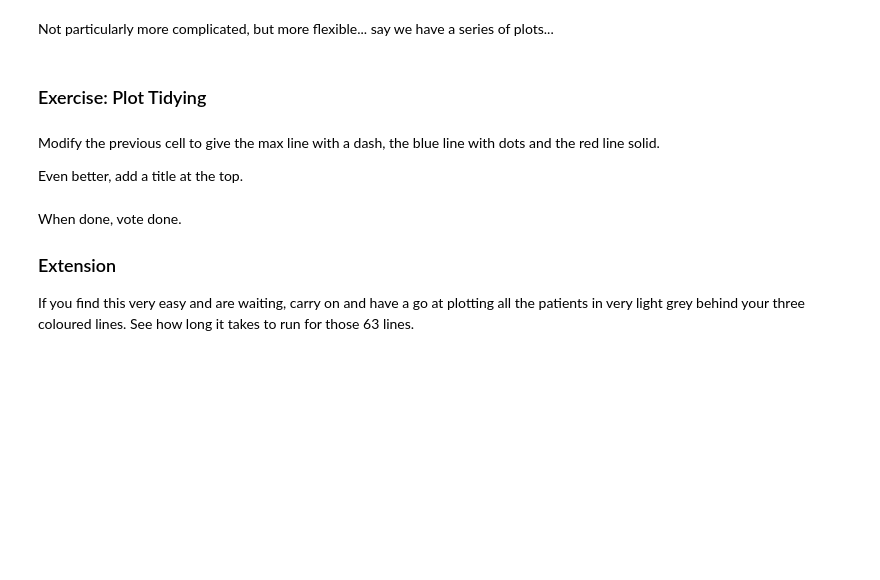
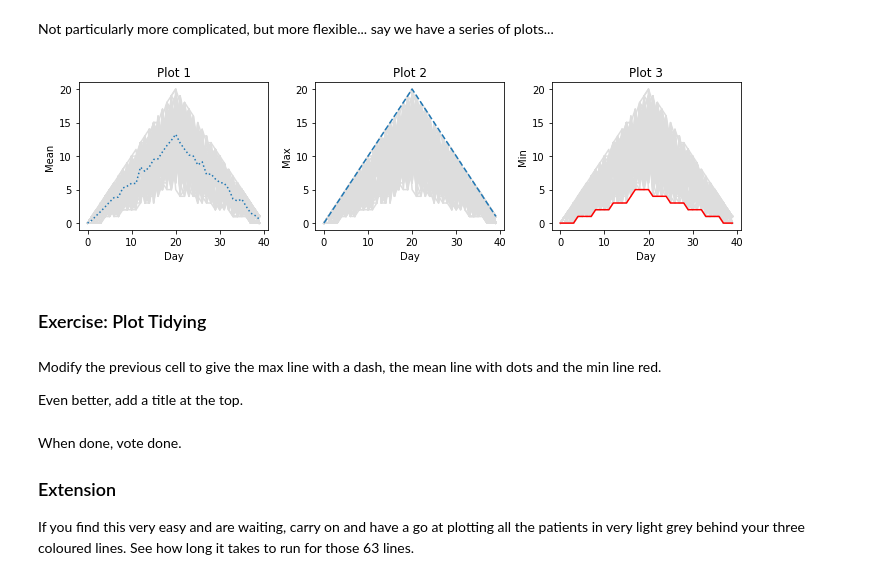
Before and after one commit to flaxandteal/python-course, a Jupyter notebook: 004-inflammation/A New Treatment for Arthritis.ipynb, the cells around one changed output. Drawn from its saved outputs; the diff is of its cells as text; code cells hidden in the pictures; blank space fills up the shorter version.

```diff
--- a/004-inflammation/A New Treatment for Arthritis.ipynb
+++ b/004-inflammation/A New Treatment for Arthritis.ipynb
@@ -107,4 +143,9 @@ time.time() - start
 # %%
 start = time.time()
 # create a max-finding for-loop here
+biggest = 0
+for i in range(100000000):
+    if i > biggest:
+        biggest = i
+print(i)
 time.time() - start
@@ -252,26 +329,35 @@ Not particularly more complicated, but more flexible... say we have a series of
 # %%
 fig = pyplot.figure(figsize=(10.0, 3.0))
 
 axes = []  # Blank list
 for i in range(1, 4):
     ax = fig.add_subplot(1, 3, i)
     ax.set_xlabel('Day')
+    ax.set_title(f'Plot {i}')
     axes.append(ax)
 
-axes[0].set_ylabel('Average')
+axes[0].set_ylabel('Mean')
 axes[1].set_ylabel('Max')
 axes[2].set_ylabel('Min')
 
-axes[0].plot(data.mean(axis=0))
-axes[1].plot(data.max(axis=0))
-axes[2].plot(data.min(axis=0))
+
+for row in data:
+    axes[0].plot(row, color='#dddddd')
+    axes[1].plot(row, color='#dddddd')
+    axes[2].plot(row, color='#dddddd')
+
+axes[0].plot(data.mean(axis=0), linestyle=':')
+axes[1].plot(data.max(axis=0), linestyle='--')
+axes[2].plot(data.min(axis=0), color='red')
 
 fig.tight_layout()
 pyplot.show(fig)
+# %% [output]
+[figure, added]
 # %% [markdown]
 ### Exercise: Plot Tidying
 # %% [markdown]
-Modify the previous cell to give the max line with a dash, the blue line with dots and the red line solid.
+Modify the previous cell to give the max line with a dash, the mean line with dots and the min line red.
 
 Even better, add a title at the top.
 # %% [markdown]
```
Also changed, not shown: parts of 22 cells of this notebook, 3 other files.
